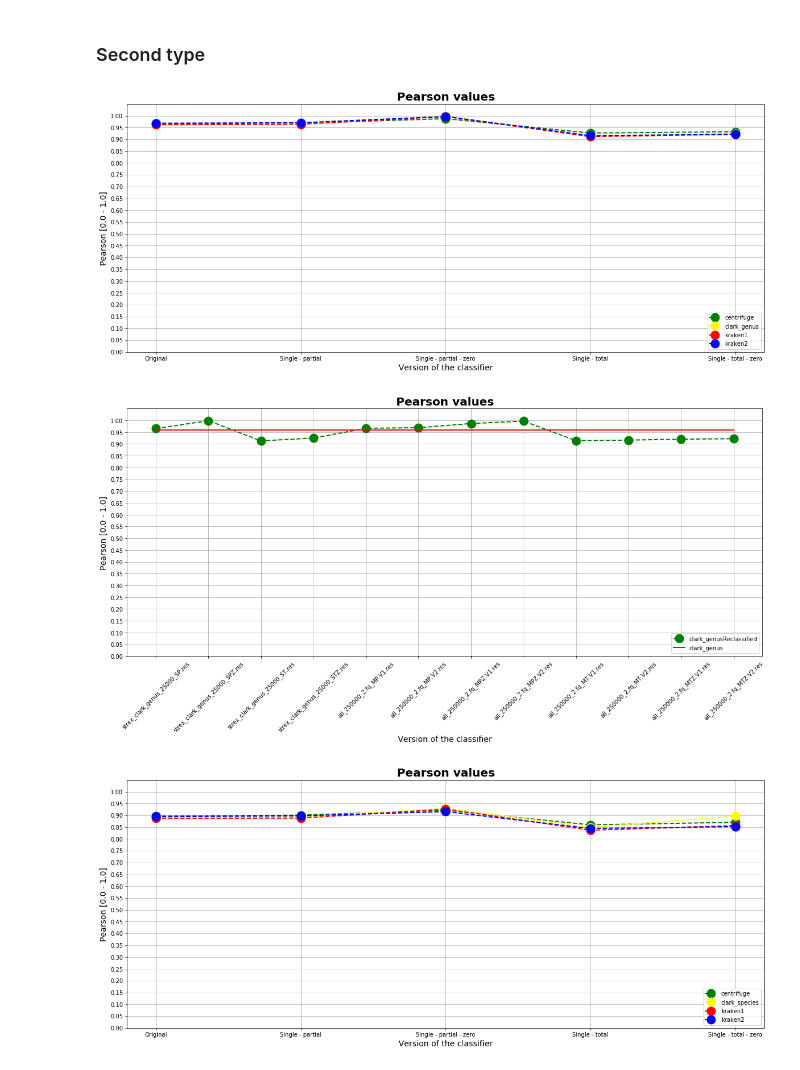
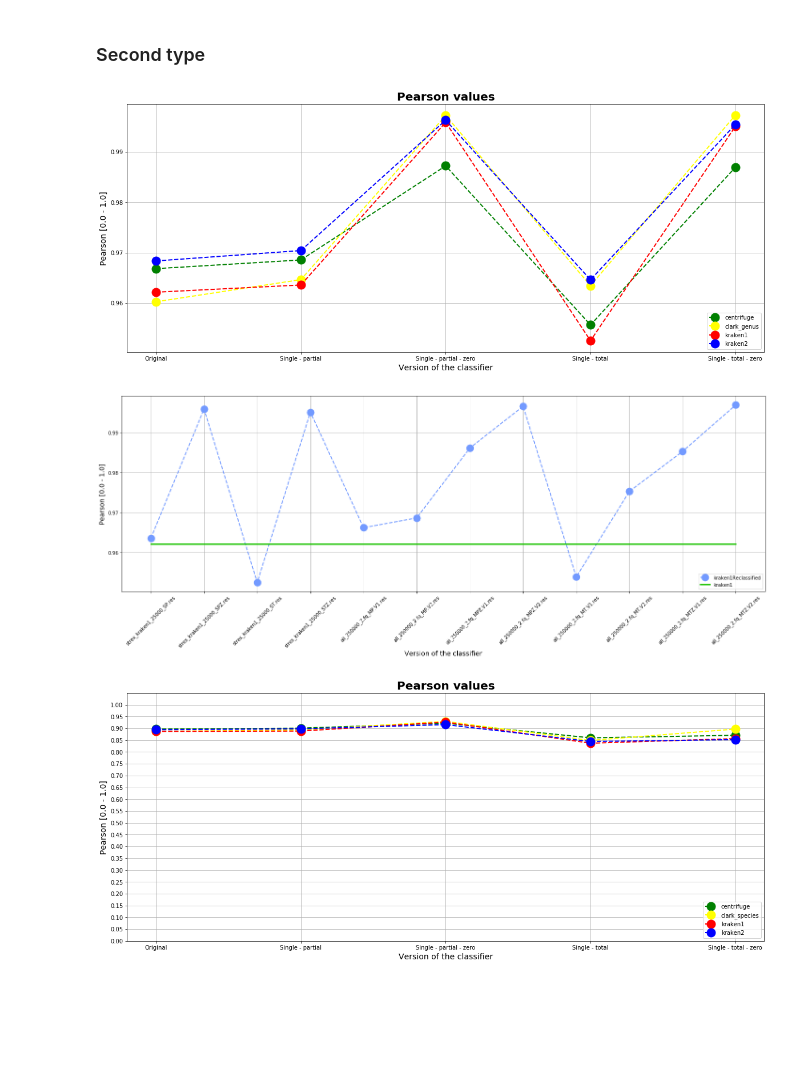
Before and after one commit to leonardoagg/Bioinformatics-Project, a Jupyter notebook: Analysis/PearsonCompared.ipynb, the cells around one changed output. Drawn from its saved outputs; the diff is of its cells as text; code cells hidden in the pictures; blank space fills up the shorter version.

```diff
--- a/Analysis/PearsonCompared.ipynb
+++ b/Analysis/PearsonCompared.ipynb
@@ -40,8 +40,8 @@ def PearsonPlot(df, genus):
 
         count += 1
 
-    plt.ylim(0,1.05)
-    plt.yticks(np.arange(0,1.05,0.05))
+  #  plt.ylim(0,1.05)
+   # plt.yticks(np.arange(0,1.05,0.05))
     plt.grid(True)
     plt.legend(loc='lower right')
     #plt.xticks(rotation=45)
@@ -92,14 +92,14 @@ def PearsonPlot2(df, name):
 
     y1 = [y1[0]]* (len(df)-1)
 
-    plt.plot(x, y, color='green', marker='o', linestyle='dashed',linewidth=2, markersize=15, label=name+'Reclassified')
+    plt.plot(x, y, color='#739aff', marker='o', linestyle='dashed',linewidth=2, markersize=15, label=name+'Reclassified')
 
-    plt.plot(x, y1, color='red',linewidth=2, markersize=15, label=name)
+    plt.plot(x, y1, color='#1bc200',linewidth=3, markersize=15, label=name)
 
 
 
-    plt.ylim(0,1.05)
-    plt.yticks(np.arange(0,1.05,0.05))
+   # plt.ylim(0,1.05)
+  #  plt.yticks(np.arange(0,1.05,0.05))
     plt.grid(True)
     plt.legend(loc='lower right')
     plt.xticks(rotation=45)
@@ -107,18 +107,19 @@ def PearsonPlot2(df, name):
 
     plt.xlabel('Version of the classifier',fontsize=14)
     plt.ylabel('Pearson [0.0 - 1.0]',fontsize=14)
-
-    plt.title('Pearson values',fontweight='bold',fontsize=20)
+    plt.tight_layout()
+  #  plt.title('Pearson values',fontweight='bold',fontsize=20)
+    plt.savefig('pearson-genus')
 # %%
-filename = 'results_evaluation_genus_40_paired.csv'
+filename = 'results_evaluation_genus_40_40.csv'
 
-df = pd.read_csv('../ResultsEvaluation/'+filename, sep='\t')
-df
+df = pd.read_csv('../ResultsEvaluation/all_250000/'+filename, sep='\t')
+
 PearsonPlot(df,True)
-PearsonPlot2(df,'clark_genus')
+PearsonPlot2(df,'kraken1')
 # %% [output]
-[figure, old version]
+[figure, new version]
-[figure, old version]
+[figure, new version]
 # %%
 filename = 'results_evaluation_species_40_paired.csv'
 #filename = 'results_evaluation_species_25.csv'
```
Also changed, not shown: 10 other files.
